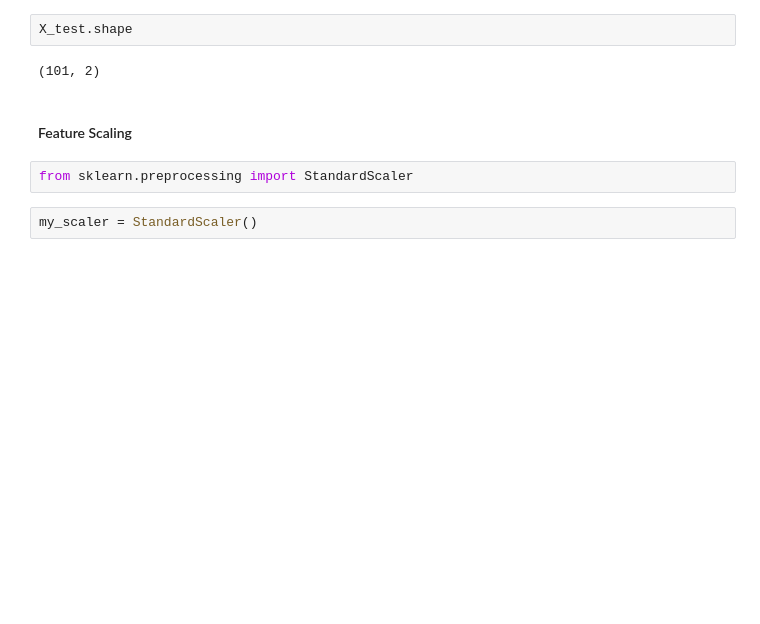
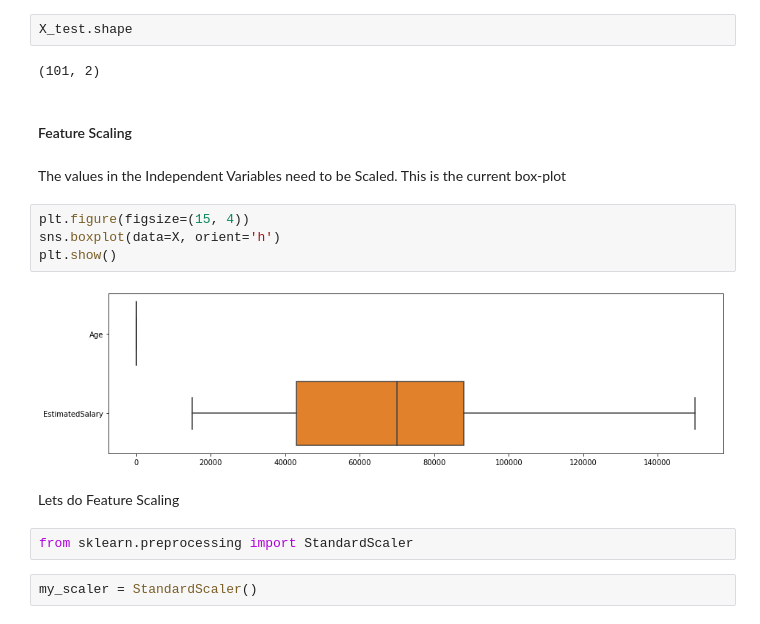
Before and after one commit to iamtushara/Machine-Learning-Reference, a Jupyter notebook: Machine Learning/1. Supervised Learning/2. Classification/1. K-Nearest Neighbours (KNN)/Codes/K-Nearest Neighbour.ipynb, the cells around one changed output. Drawn from its saved outputs; the diff is of its cells as text; blank space fills up the shorter version.

Commit message:
Updated Code with Visualizations

```diff
--- a/Machine Learning/1. Supervised Learning/2. Classification/1. K-Nearest Neighbours (KNN)/Codes/K-Nearest Neighbour.ipynb
+++ b/Machine Learning/1. Supervised Learning/2. Classification/1. K-Nearest Neighbours (KNN)/Codes/K-Nearest Neighbour.ipynb
@@ -64,6 +64,16 @@ X_test.shape
 (101, 2)
 # %% [markdown]
 #### Feature Scaling
+# %% [markdown]
+The values in the Independent Variables need to be Scaled. This is the current box-plot
+# %%
+plt.figure(figsize=(15, 4))
+sns.boxplot(data=X, orient='h')
+plt.show()
+# %% [output]
+[figure, added]
+# %% [markdown]
+Lets do Feature Scaling
 # %%
 from sklearn.preprocessing import StandardScaler
 # %%
```
Also changed, not shown: parts of 9 cells of this notebook.
